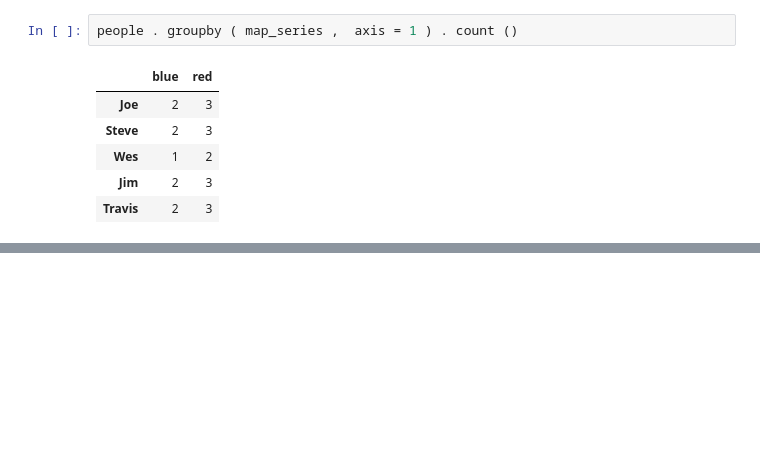
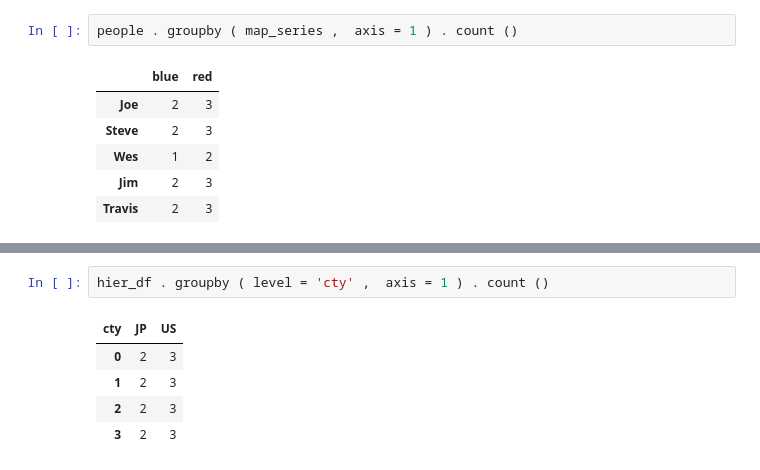
Before and after one commit to p1tuo/20201104-work, a Jupyter notebook: Untitled9.ipynb, the cells around one changed output, grey strips where cells are left out. Drawn from its saved outputs; the diff is of its cells as text; blank space fills up the shorter version.

```diff
--- a/Untitled9.ipynb
+++ b/Untitled9.ipynb
@@ -266,0 +305,8 @@ people . groupby ( map_series ,  axis = 1 ) . count ()
+# %%
+hier_df . groupby ( level = 'cty' ,  axis = 1 ) . count ()
+# %% [output]
+| cty | JP | US |
+| 0 | 2 | 3 |
+| 1 | 2 | 3 |
+| 2 | 2 | 3 |
+| 3 | 2 | 3 |
```
Also changed, not shown: parts of 5 cells of this notebook.
